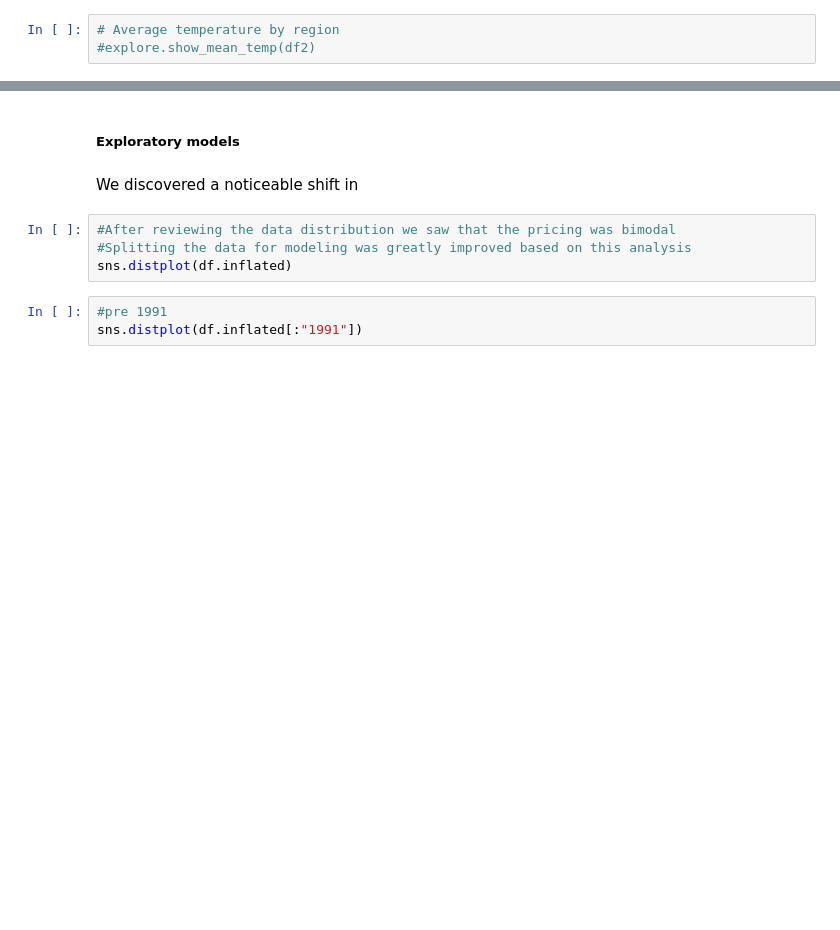
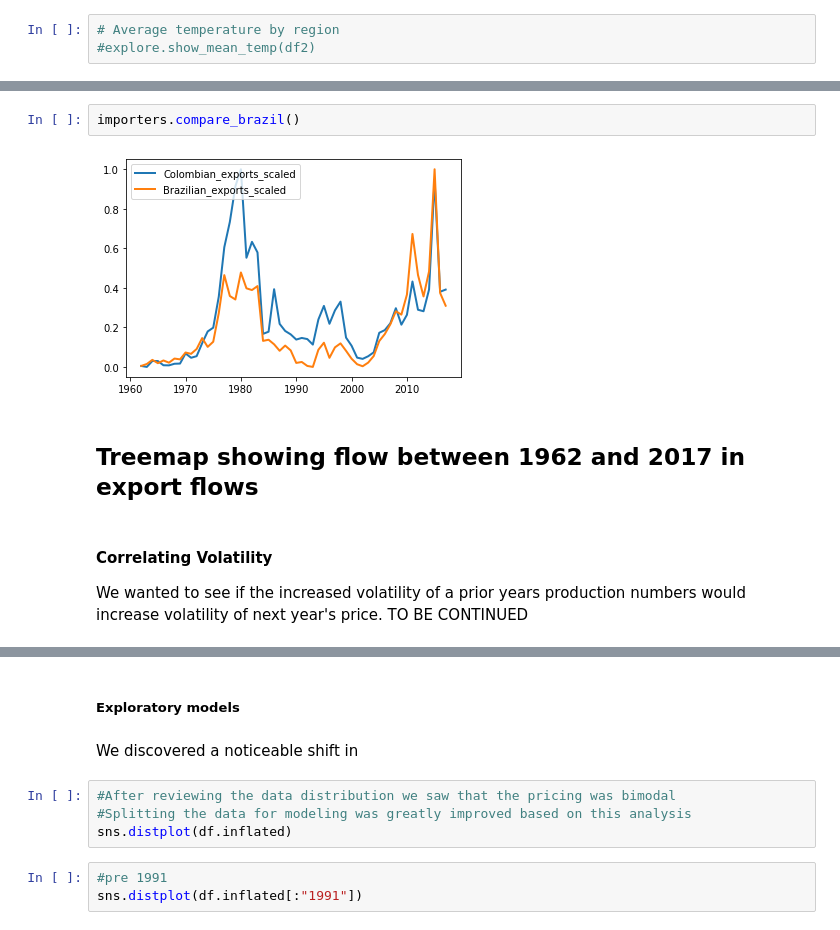
Before and after one commit to Data-Robusta/data-robusta, a Jupyter notebook: data_robusta_final.ipynb, the cells around one changed output, grey strips where cells are left out. Cells and saved outputs as stored; diff of their text form; blank space fills up the shorter version.

```diff
--- a/data_robusta_final.ipynb
+++ b/data_robusta_final.ipynb
@@ -60,0 +81,9 @@ explore.precipitation_by_region(df)
+# %%
+importers.compare_brazil()
+# %% [output]
+[figure, added]
+# %% [markdown]
+## Treemap showing flow between 1962 and 2017 in export flows
+# %% [markdown]
+#### Correlating Volatility
+We wanted to see if the increased volatility of a prior years production numbers would increase volatility of next year's price. TO BE CONTINUED
```
Also changed, not shown: parts of 7 cells of this notebook, 3 other files.
